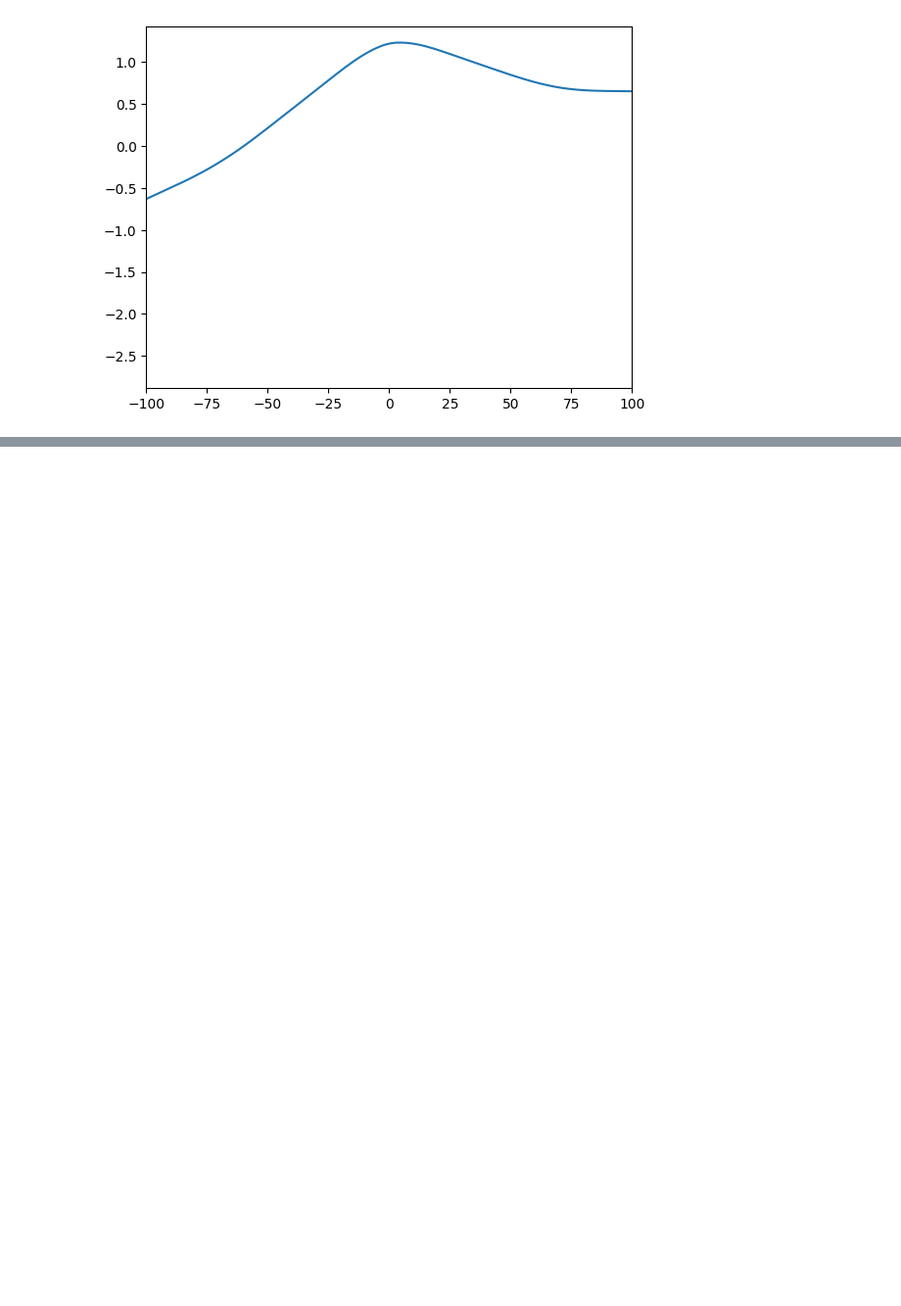
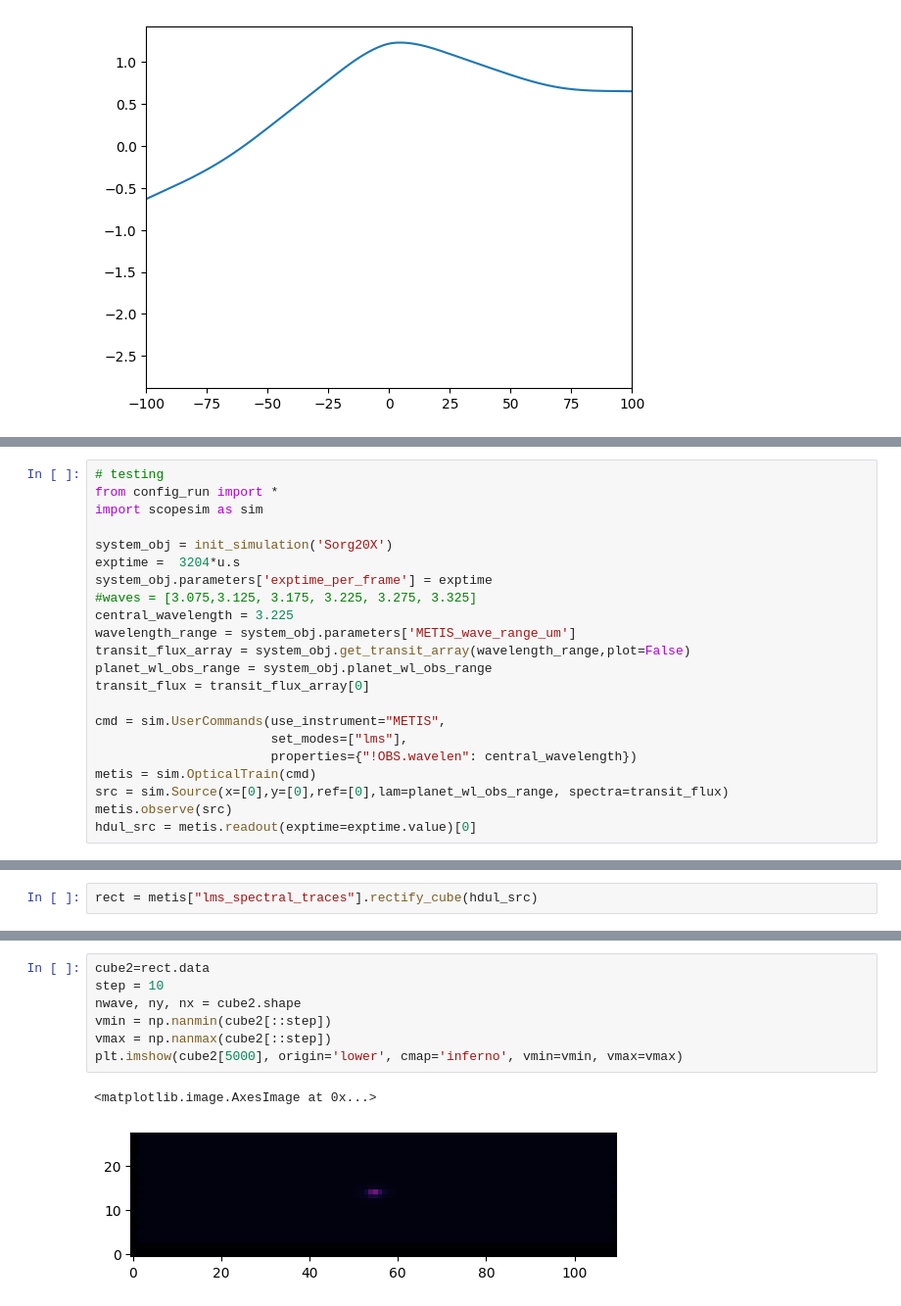
Before and after one commit to NatalieGrasser/METIS_transmission, a Jupyter notebook: METIS_transmission/debugging.ipynb, the cells around one changed output, grey strips where cells are left out. Shown at 98% size. Drawn from its saved outputs; the diff is of its cells as text; blank space fills up the shorter version.

```diff
--- a/METIS_transmission/debugging.ipynb
+++ b/METIS_transmission/debugging.ipynb
@@ -95,0 +123,22 @@ plt.xlim(-100,100)
+# %%
+# testing
+from config_run import *
+import scopesim as sim
+
+system_obj = init_simulation('Sorg20X')
+exptime =  3204*u.s
+system_obj.parameters['exptime_per_frame'] = exptime
+#waves = [3.075,3.125, 3.175, 3.225, 3.275, 3.325]
+central_wavelength = 3.225
+wavelength_range = system_obj.parameters['METIS_wave_range_um']
+transit_flux_array = system_obj.get_transit_array(wavelength_range,plot=False)
+planet_wl_obs_range = system_obj.planet_wl_obs_range
+transit_flux = transit_flux_array[0]
+
+cmd = sim.UserCommands(use_instrument="METIS",
+                       set_modes=["lms"],
+                       properties={"!OBS.wavelen": central_wavelength})
+metis = sim.OpticalTrain(cmd)
+src = sim.Source(x=[0],y=[0],ref=[0],lam=planet_wl_obs_range, spectra=transit_flux)
+metis.observe(src)
+hdul_src = metis.readout(exptime=exptime.value)[0]
@@ -95,0 +179,2 @@ plt.xlim(-100,100)
+# %%
+rect = metis["lms_spectral_traces"].rectify_cube(hdul_src)
@@ -95,0 +199,10 @@ plt.xlim(-100,100)
+# %%
+cube2=rect.data
+step = 10
+nwave, ny, nx = cube2.shape
+vmin = np.nanmin(cube2[::step])
+vmax = np.nanmax(cube2[::step])
+plt.imshow(cube2[5000], origin='lower', cmap='inferno', vmin=vmin, vmax=vmax)
+# %% [output]
+<matplotlib.image.AxesImage at 0x...>
+[figure, added]
```
Also changed, not shown: parts of 6 cells of this notebook, 7 other files.
